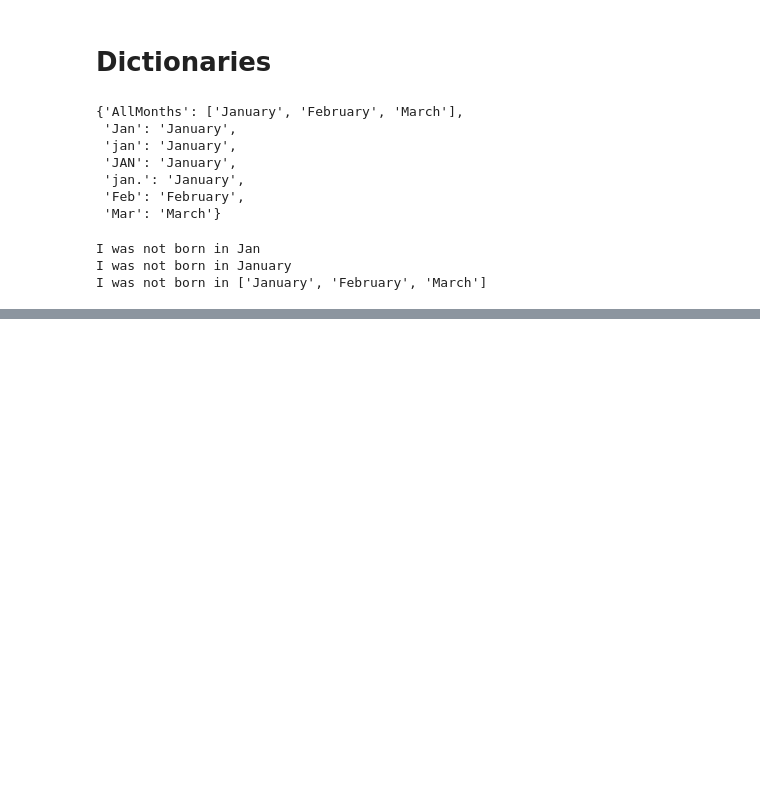
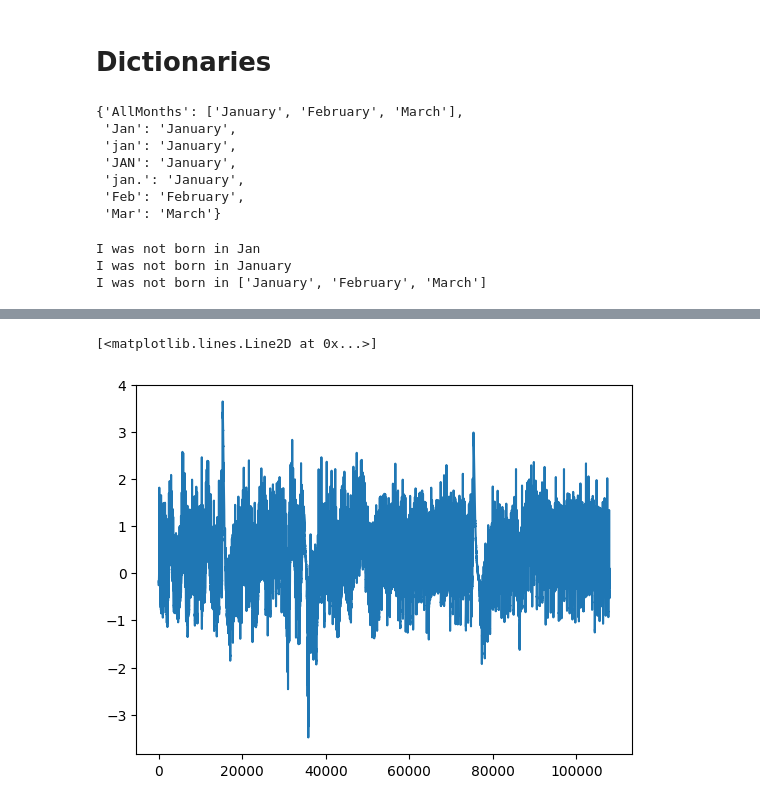
Before and after one commit to pulsetracker/BIOS6644_Spring_2024, a Jupyter notebook: Modules/Module_0/docs/M0_Python_Refresher.ipynb, the cells around one changed output, grey strips where cells are left out. Saved outputs shown, nothing was run; the diff lists cells and outputs as text; code cells hidden in the pictures; blank space fills up the shorter version.

```diff
--- a/Modules/Module_0/docs/M0_Python_Refresher.ipynb
+++ b/Modules/Module_0/docs/M0_Python_Refresher.ipynb
@@ -357,0 +456,5 @@ print(lines[37:41])
+# %%
+plt.plot(ecg)
+# %% [output]
+[<matplotlib.lines.Line2D at 0x...>]
+[figure, added]
```
Also changed, not shown: parts of 17 cells of this notebook.
